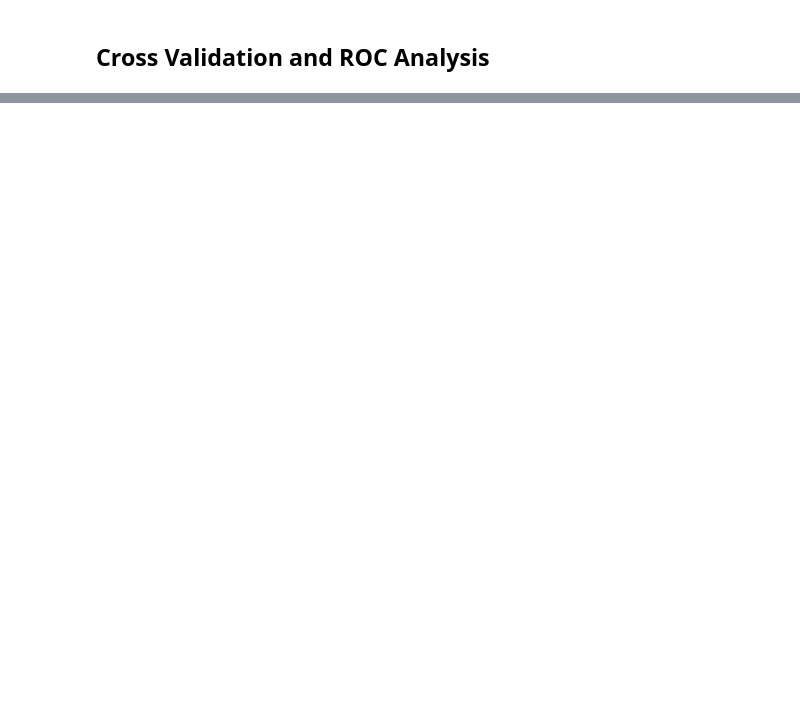
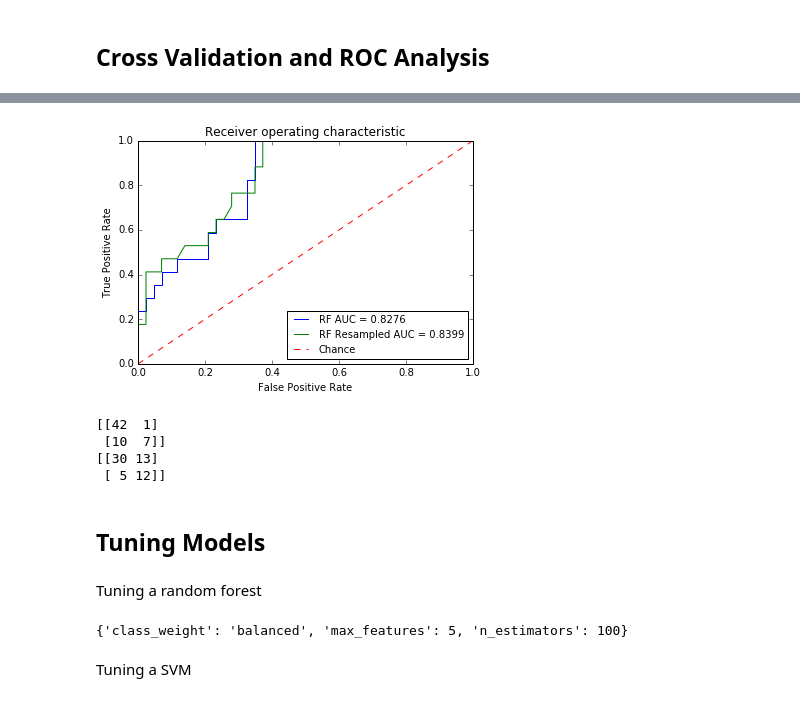
Before and after one commit to samueljackson92/SEM6420-machine-learning, a Jupyter notebook: src/Analysis.ipynb, the cells around one changed output, grey strips where cells are left out. Cells and saved outputs as stored; diff of their text form; code cells hidden in the pictures; blank space fills up the shorter version.

```diff
--- a/src/Analysis.ipynb
+++ b/src/Analysis.ipynb
@@ -208,0 +145,10 @@ results['GradientBoost'][1].plot_roc_curve(labels='GradientBoost;', chance_line=
+# %%
+%matplotlib inline
+from sklearn import preprocessing
+from sklearn.pipeline import Pipeline
+from sklearn.svm import SVC
+from sklearn.ensemble import ExtraTreesClassifier
+import pipeline
+
+skf = cross_validation.StratifiedKFold(Yt, n_folds=5)
+scaler = preprocessing.StandardScaler()
@@ -208,0 +231,15 @@ results['GradientBoost'][1].plot_roc_curve(labels='GradientBoost;', chance_line=
+# %%
+from sklearn import cross_validation
+from unbalanced_dataset import SMOTE, TomekLinks, OverSampler, UnderSampler
+
+def create_split(x_data, y_data):
+    Xtest, Xvalid = cross_validation.train_test_split(x_data, test_size = 0.2, stratify=y_data)
+    Ytest, Yvalid = y_data.loc[Xtest.index], y_data.loc[Xvalid.index]
+    return Xtest, Ytest, Xvalid, Yvalid
+
+Xt, Yt, Xv, Yv = create_split(Xp, Yp)
+
+Xt_smote, Yt_smote = SMOTE(kind='regular').fit_transform(Xt.as_matrix(), Yt.as_matrix())
+Xt_smote, Yt_smote = TomekLinks().fit_transform(Xt_smote, Yt_smote)
+
+class_balance_summary(Yt_smote)
@@ -208,0 +255,46 @@ results['GradientBoost'][1].plot_roc_curve(labels='GradientBoost;', chance_line=
+# %%
+rf_common_params = {'n_estimators':64, 'max_features':5}
+rf = RandomForestClassifier(class_weight='balanced_subsample', **rf_common_params)
+rf_pipe = Pipeline([('scaler', scaler), ('RandomForest', rf)])
+
+models = [
+    {'name': 'RandomForest', 'train_data': (Xt, Yt), 'test_data': (Xv, Yv), 'model': rf_subsample_pipe},
+    {'name': 'RandomForestResampled', 'train_data': (Xt_smote, Yt_smote), 'test_data': (Xv, Yv), 'model': rf_subsample_pipe},
+]
+
+results = score_pipelines(models)
+
+results['RandomForest'][1].plot_roc_curve(labels='RF')
+results['RandomForestResampled'][1].plot_roc_curve(labels='RF Resampled', chance_line=True)
+# %% [output]
+[figure, added]
+# %%
+rf.fit(Xt, Yt)
+y_hat = rf.predict(Xv)
+print sklearn.metrics.confusion_matrix(Yv, y_hat)
+
+rf.fit(Xt_smote, Yt_smote)
+y_hat = rf.predict(Xv)
+print sklearn.metrics.confusion_matrix(Yv, y_hat)
+# %% [output]
+[[42  1]
+ [10  7]]
+[[30 13]
+ [ 5 12]]
+# %% [markdown]
+## Tuning Models
+# %% [markdown]
+Tuning a random forest
+# %%
+param_grid = [
+  {'n_estimators': [100], 'max_features': [2, 3, 5, 7, 10], 'class_weight': ['balanced']},
+ ]
+
+
+clf = grid_search.GridSearchCV(RandomForestClassifier(), param_grid, cv=skf, scoring='roc_auc')
+clf.fit(Xp, Yp)
+clf.best_params_
+# %% [output]
+{'class_weight': 'balanced', 'max_features': 5, 'n_estimators': 100}
+# %% [markdown]
+Tuning a SVM
```
Also changed, not shown: parts of 22 cells of this notebook, 1 other file.
